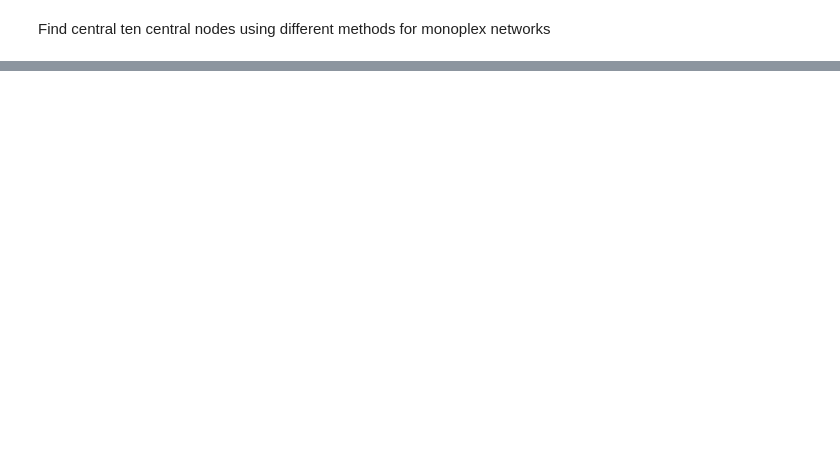
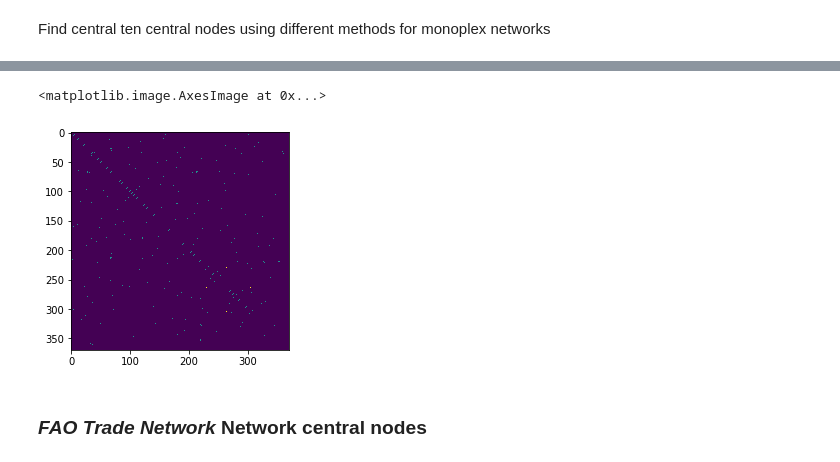
Before and after one commit to filip141/nettools, a Jupyter notebook: notebooks/centrality_real.ipynb, the cells around one changed output, grey strips where cells are left out. Saved outputs shown, nothing was run; the diff lists cells and outputs as text; code cells hidden in the pictures; blank space fills up the shorter version.

```diff
--- a/notebooks/centrality_real.ipynb
+++ b/notebooks/centrality_real.ipynb
@@ -115 +292,22 @@ pd.DataFrame.from_dict(cent_dict)
+# %%
+n_layers = im_lt.get_network_adjacency().shape[-1]
+layer_scores_lt = []
+for layer_idx in range(n_layers):
+    proba_layer_lt = im_lt.link_conditional(im_lt.agg_net, im_lt.get_network_adjacency()[:, :, layer_idx])
+    layer_scores_lt.append(proba_layer_lt)
+fin_scores_lt = np.sort(layer_scores_lt)
+fin_arg_scores = np.argsort(layer_scores_lt)
+# Weight layers
+mul_net = im_lt.get_network_adjacency()
+for score_layer, layer_idx in zip(fin_scores_lt, fin_arg_scores):
+    mul_net[layer_idx] *= score_layer
+agg_mul = np.sum(mul_net, axis=2)
+plt.imshow(agg_mul)
+# cnt_agg = CentralityMeasure(agg_mul)
+# cnt_agg.network_cn('betweenness')
+# %% [output]
+<matplotlib.image.AxesImage at 0x...>
+[figure, added]
+# %% [markdown]
+### *FAO Trade Network* Network central nodes
 # %%
```
Also changed, not shown: parts of 18 cells of this notebook.
